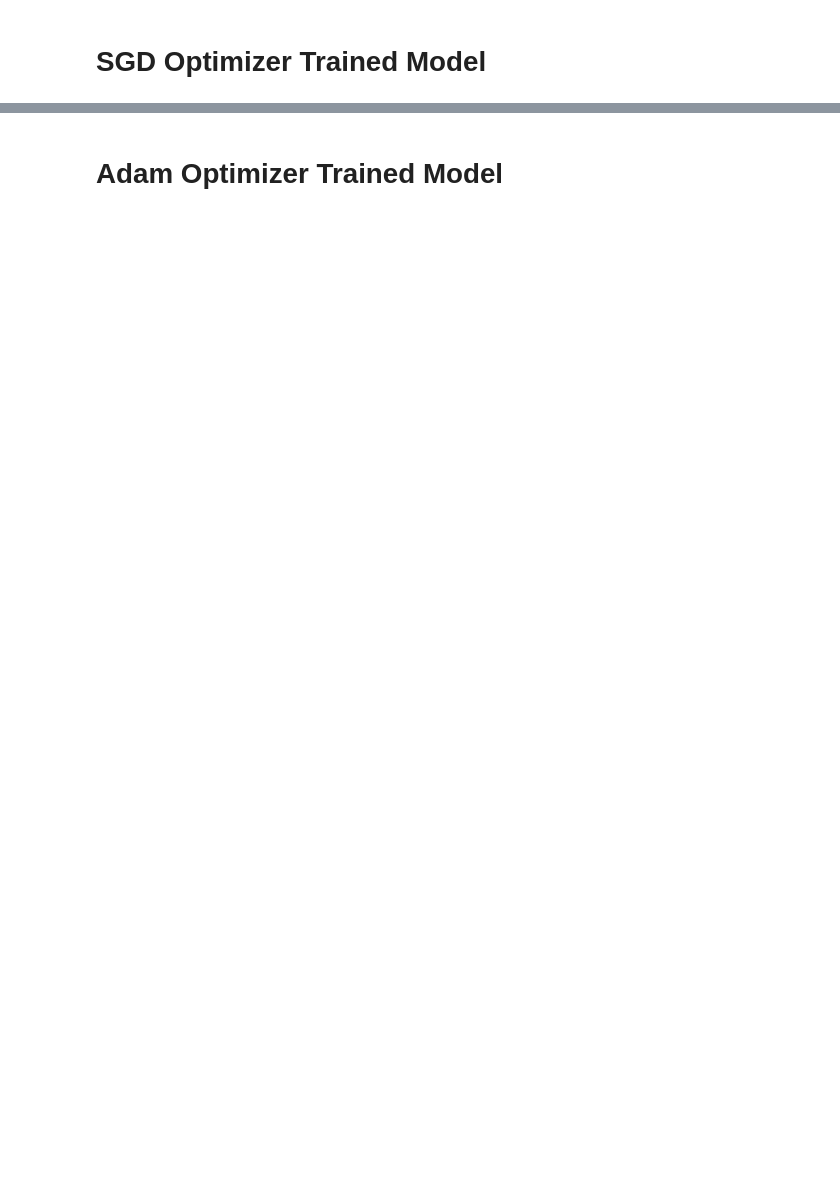
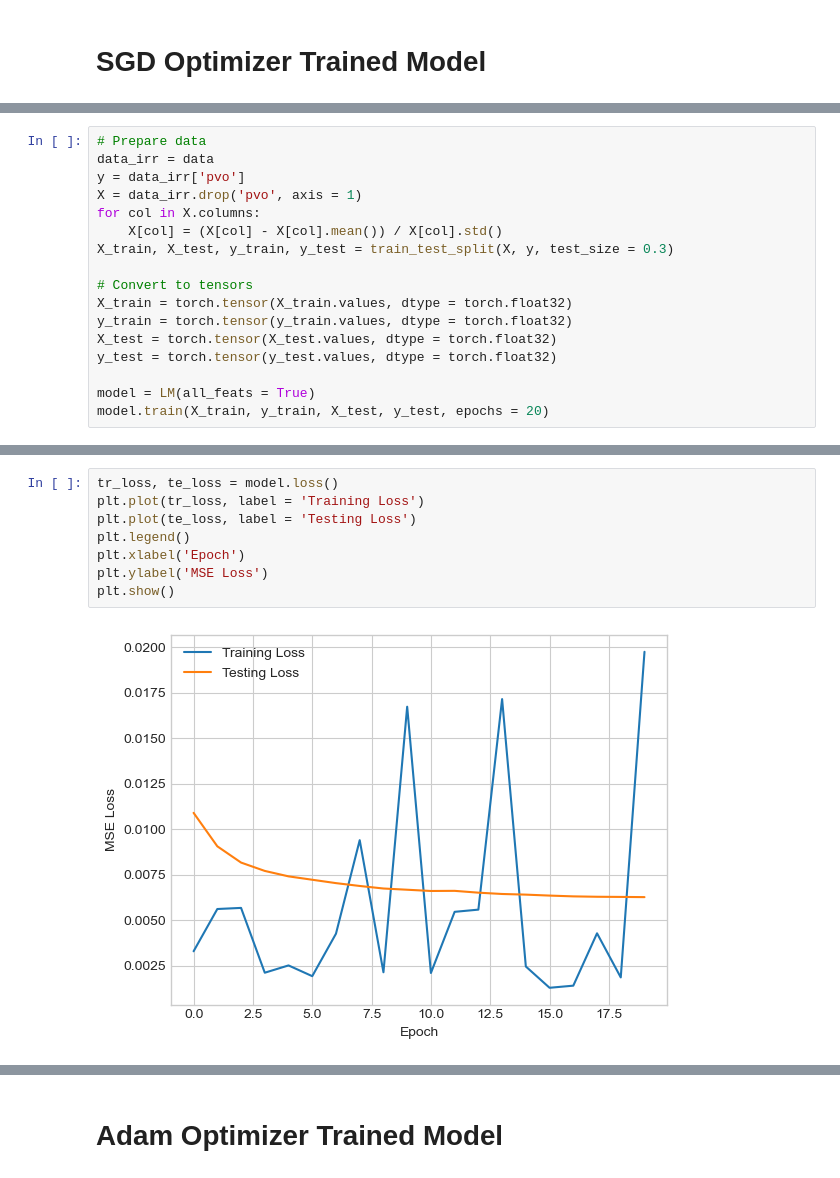
Before and after one commit to andrewdean1/solar-searcher, a Jupyter notebook: Notebooks/Models/LMTrain.ipynb, the cells around one changed output, grey strips where cells are left out. Cells and saved outputs as stored; diff of their text form; blank space fills up the shorter version.

```diff
--- a/Notebooks/Models/LMTrain.ipynb
+++ b/Notebooks/Models/LMTrain.ipynb
@@ -78,0 +82,17 @@ tensor(0.0078)
+# %%
+# Prepare data
+data_irr = data
+y = data_irr['pvo']
+X = data_irr.drop('pvo', axis = 1)
+for col in X.columns:
+    X[col] = (X[col] - X[col].mean()) / X[col].std()
+X_train, X_test, y_train, y_test = train_test_split(X, y, test_size = 0.3)
+
+# Convert to tensors
+X_train = torch.tensor(X_train.values, dtype = torch.float32)
+y_train = torch.tensor(y_train.values, dtype = torch.float32)
+X_test = torch.tensor(X_test.values, dtype = torch.float32)
+y_test = torch.tensor(y_test.values, dtype = torch.float32)
+
+model = LM(all_feats = True)
+model.train(X_train, y_train, X_test, y_test, epochs = 20)
@@ -78,0 +120,10 @@ tensor(0.0078)
+# %%
+tr_loss, te_loss = model.loss()
+plt.plot(tr_loss, label = 'Training Loss')
+plt.plot(te_loss, label = 'Testing Loss')
+plt.legend()
+plt.xlabel('Epoch')
+plt.ylabel('MSE Loss')
+plt.show()
+# %% [output]
+[figure, added]
```
Also changed, not shown: parts of 30 cells of this notebook, 2 other files.
